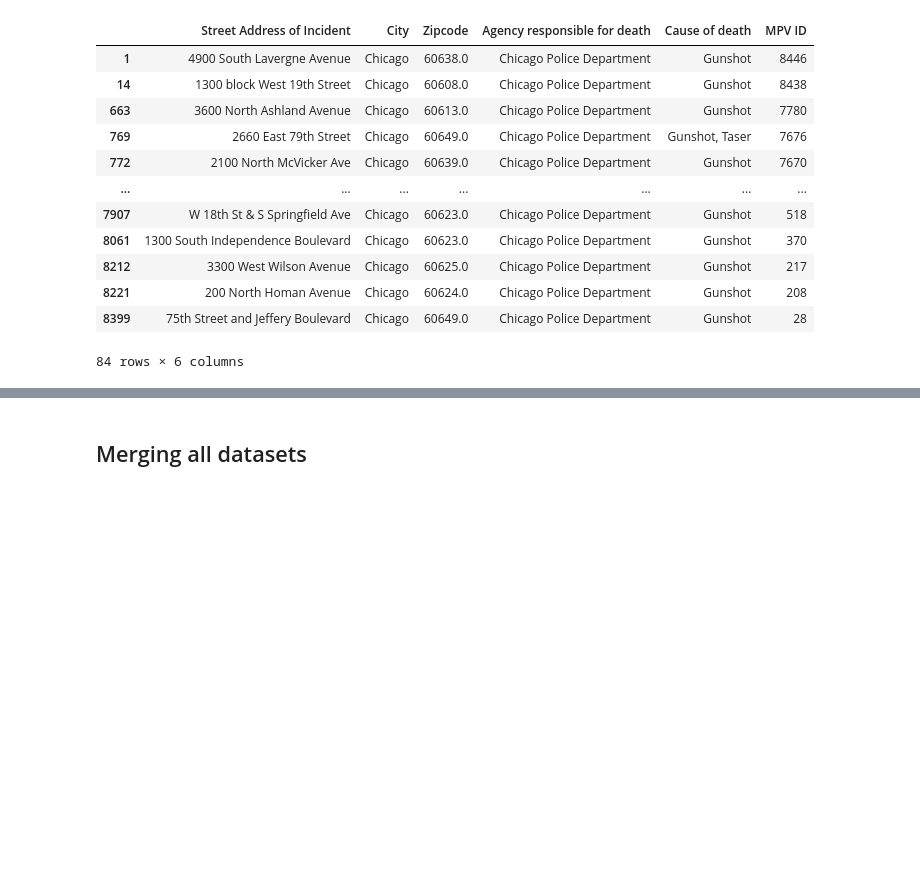
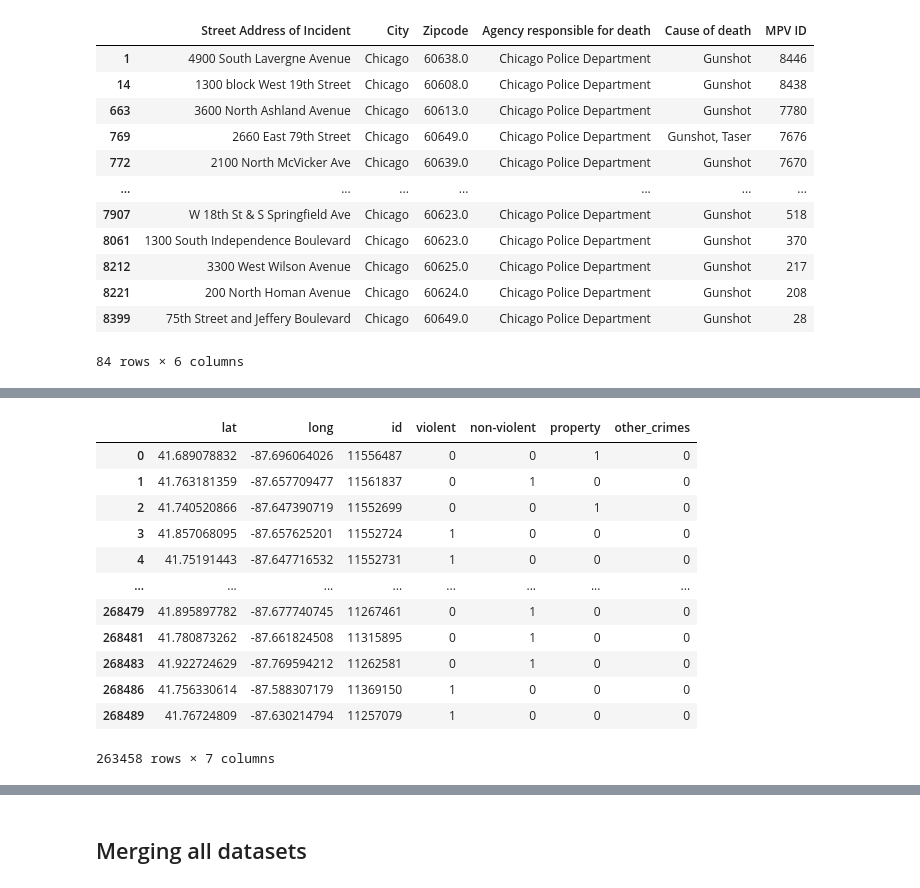
Before and after one commit to mihirbhaskar/chicago-complaints, a Jupyter notebook: code/4_CleanChicagoOpenData.ipynb, the cells around one changed output, grey strips where cells are left out. Saved outputs shown, nothing was run; the diff lists cells and outputs as text; code cells hidden in the pictures; blank space fills up the shorter version.

```diff
--- a/code/4_CleanChicagoOpenData.ipynb
+++ b/code/4_CleanChicagoOpenData.ipynb
@@ -1118,0 +1326,21 @@ crimes_total
+# %%
+crimes_2018 = crimes_2018.rename(columns = {"latitude":"lat","longitude":"long"})
+
+crimes_2018 = crimes_2018[['lat','long','id','violent','non-violent','property','other_crimes']]
+
+crimes_2018 = crimes_2018.dropna()
+crimes_2018
+# %% [output]
+|  | lat | long | id | violent | non-violent | property | other_crimes |
+| 0 | 41.689078832 | -87.696064026 | 11556487 | 0 | 0 | 1 | 0 |
+| 1 | 41.763181359 | -87.657709477 | 11561837 | 0 | 1 | 0 | 0 |
+| 2 | 41.740520866 | -87.647390719 | 11552699 | 0 | 0 | 1 | 0 |
+| 3 | 41.857068095 | -87.657625201 | 11552724 | 1 | 0 | 0 | 0 |
+| 4 | 41.75191443 | -87.647716532 | 11552731 | 1 | 0 | 0 | 0 |
+| ... | ... | ... | ... | ... | ... | ... | ... |
+| 268479 | 41.895897782 | -87.677740745 | 11267461 | 0 | 1 | 0 | 0 |
+| 268481 | 41.780873262 | -87.661824508 | 11315895 | 0 | 1 | 0 | 0 |
+| 268483 | 41.922724629 | -87.769594212 | 11262581 | 0 | 1 | 0 | 0 |
+| 268486 | 41.756330614 | -87.588307179 | 11369150 | 1 | 0 | 0 | 0 |
+| 268489 | 41.76724809 | -87.630214794 | 11257079 | 1 | 0 | 0 | 0 |
+263458 rows × 7 columns
```
Also changed, not shown: parts of 65 cells of this notebook.
